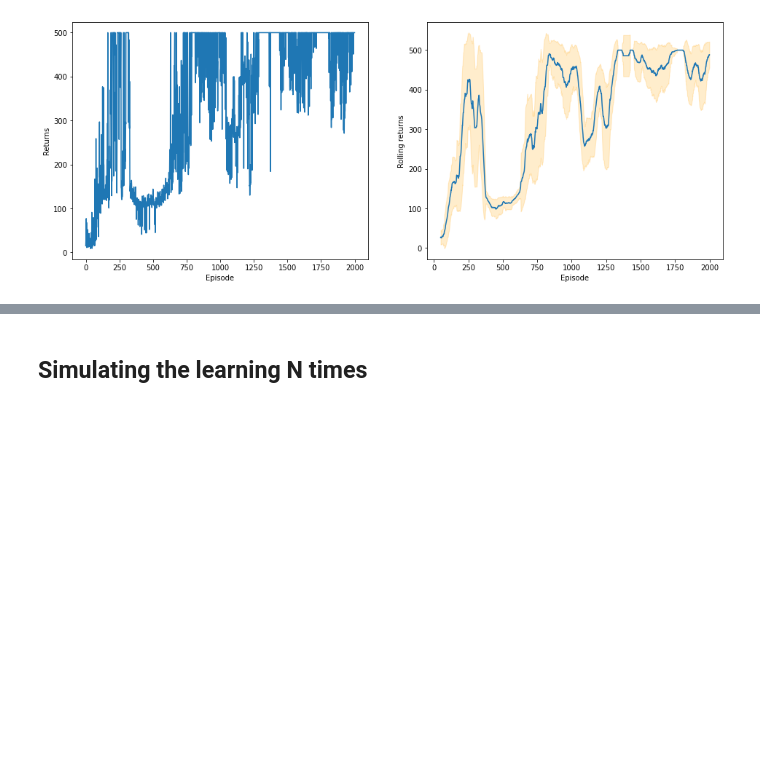
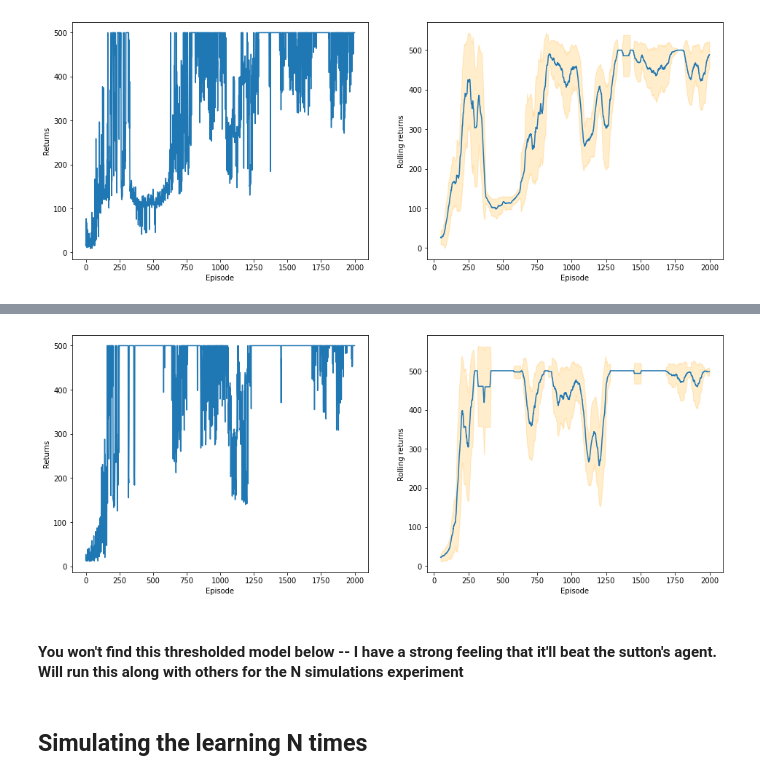
Before and after one commit to Regressionist/reinforce, a Jupyter notebook: reinforce_experiments.ipynb, the cells around one changed output, grey strips where cells are left out. Cells and saved outputs as stored; diff of their text form; code cells hidden in the pictures; blank space fills up the shorter version.

Commit message:
added thresholding agent

```diff
--- a/reinforce_experiments.ipynb
+++ b/reinforce_experiments.ipynb
@@ -143,0 +172,6 @@ plt.show()
+# %%
+# train sutton's agent importance weighted and thresholded
+sutton_agent_imp_weighted_thresholded = SuttonAgentImportanceWeightedThresholded(env_name='CartPole-v1')
+history = sutton_agent_imp_weighted_thresholded.update_policy(
+    max_episodes=2000,
+    save_pth='saved_models/cartpole_reinforce_sutton_importance_weighted_thresholded.pth')
@@ -144,3 +199,23 @@ plt.show()
+# %%
+plt.figure(figsize=(16, 6))
+plt.subplot(1,2,1)
+plt.plot(range(len(history)), history)
+plt.xlabel('Episode')
+plt.ylabel('Returns')
+
+plt.subplot(1,2,2)
+window = 50
+rolling_mean = pd.Series(history).rolling(window).mean()
+std = pd.Series(history).rolling(window).std()
+plt.plot(rolling_mean)
+plt.fill_between(range(len(history)),rolling_mean-std, rolling_mean+std, color='orange', alpha=0.2)
+plt.xlabel('Episode')
+plt.ylabel('Rolling returns')
+plt.show()
+# %% [output]
+[figure, added]
+# %% [markdown]
+#### You won't find this thresholded model below -- I have a strong feeling that it'll beat the sutton's agent. Will run this along with others for the N simulations experiment
 # %% [markdown]
 ## Simulating the learning N times
 # %%
```
Also changed, not shown: parts of 10 cells of this notebook, 1 other file.
